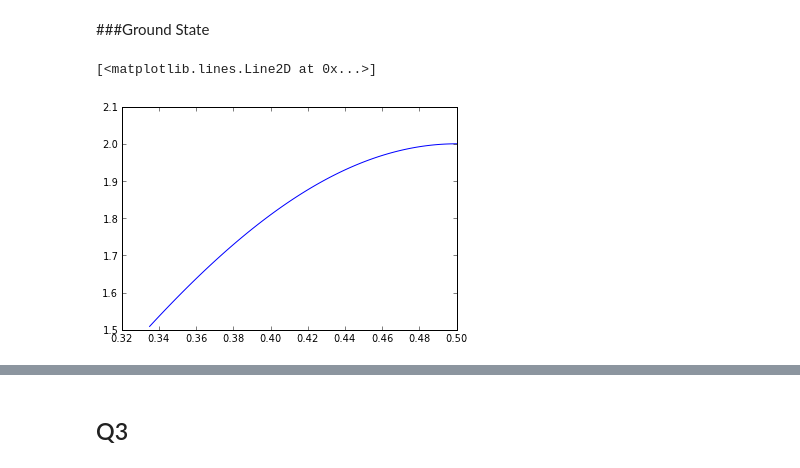
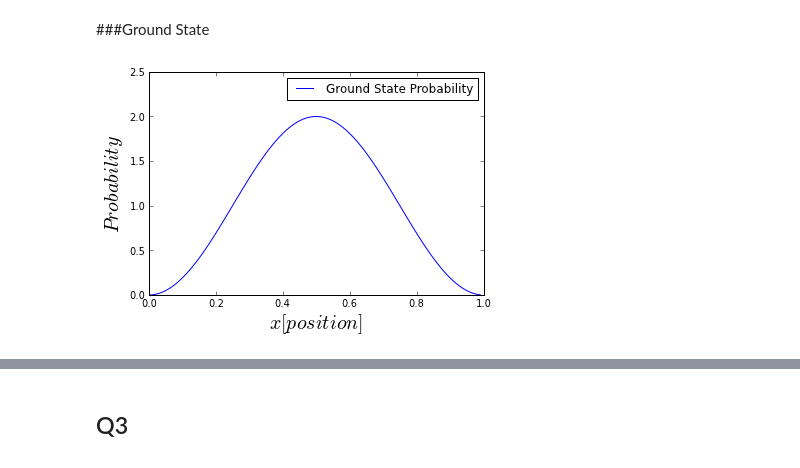
Before and after one commit to npilgram/PHYS202-S13, a Jupyter notebook: Week5/NumericalIntegrationEx4.ipynb, the cells around one changed output, grey strips where cells are left out. Saved outputs shown, nothing was run; the diff lists cells and outputs as text; code cells hidden in the pictures.

```diff
--- a/Week5/NumericalIntegrationEx4.ipynb
+++ b/Week5/NumericalIntegrationEx4.ipynb
@@ -81,8 +81,12 @@ IndexError: list assignment index out of range
 ###b.)
 # %% [markdown]
 ###Ground State
-# %%
-plot(x, ground_state_squared(x))
-# %% [output]
-[<matplotlib.lines.Line2D at 0x...>]
-[figure, removed]
+# %%
+x = arange(0,L,0.01)
+plot(x, ground_state_squared(x), label='Ground State Probability')
+xlabel('$x[position]$', fontsize=20)
+ylabel('$Probability$', fontsize=20)
+legend(loc='upper right')
+show()
+# %% [output]
+[figure, added]
```
Also changed, not shown: parts of 64 cells of this notebook.
